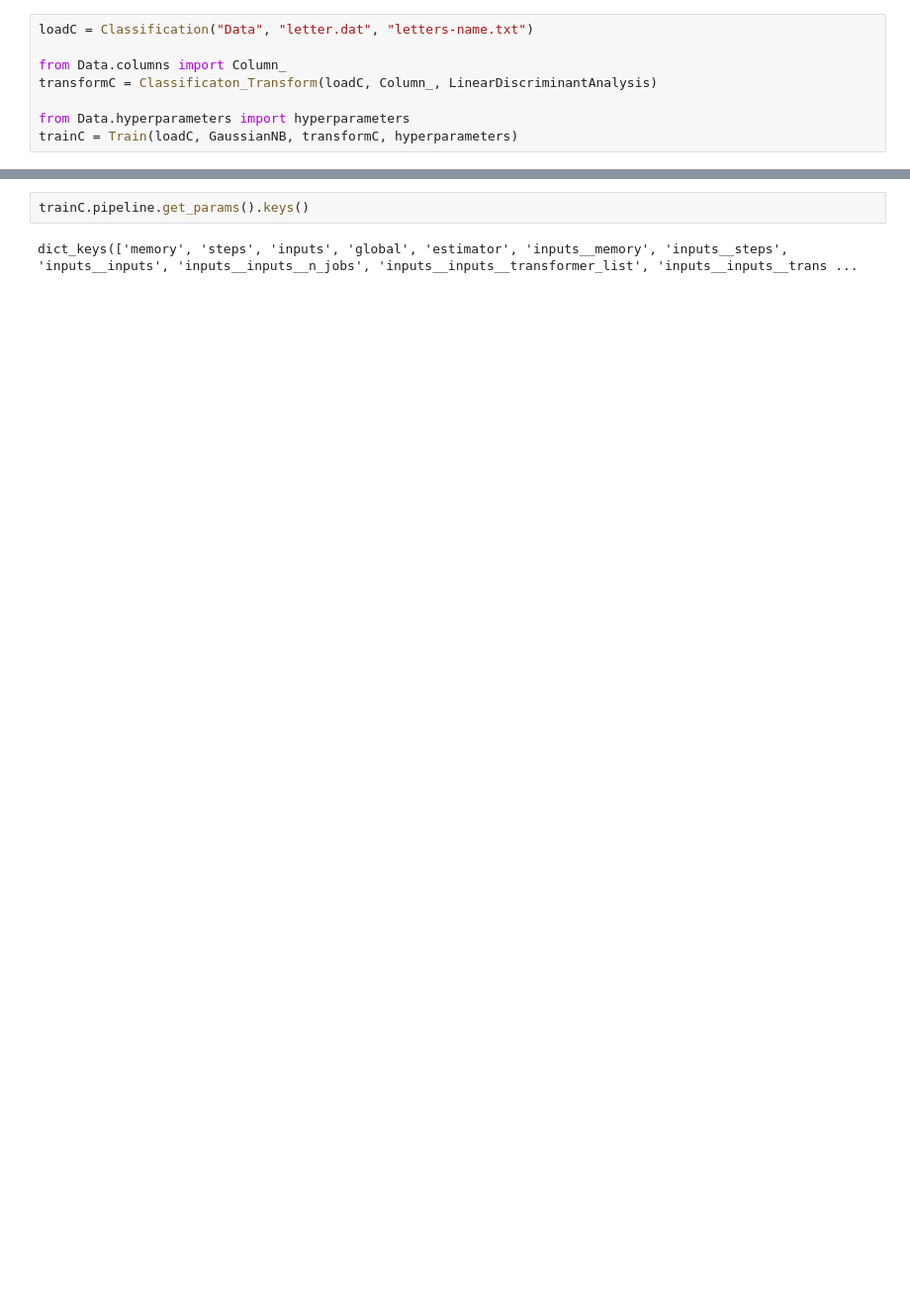
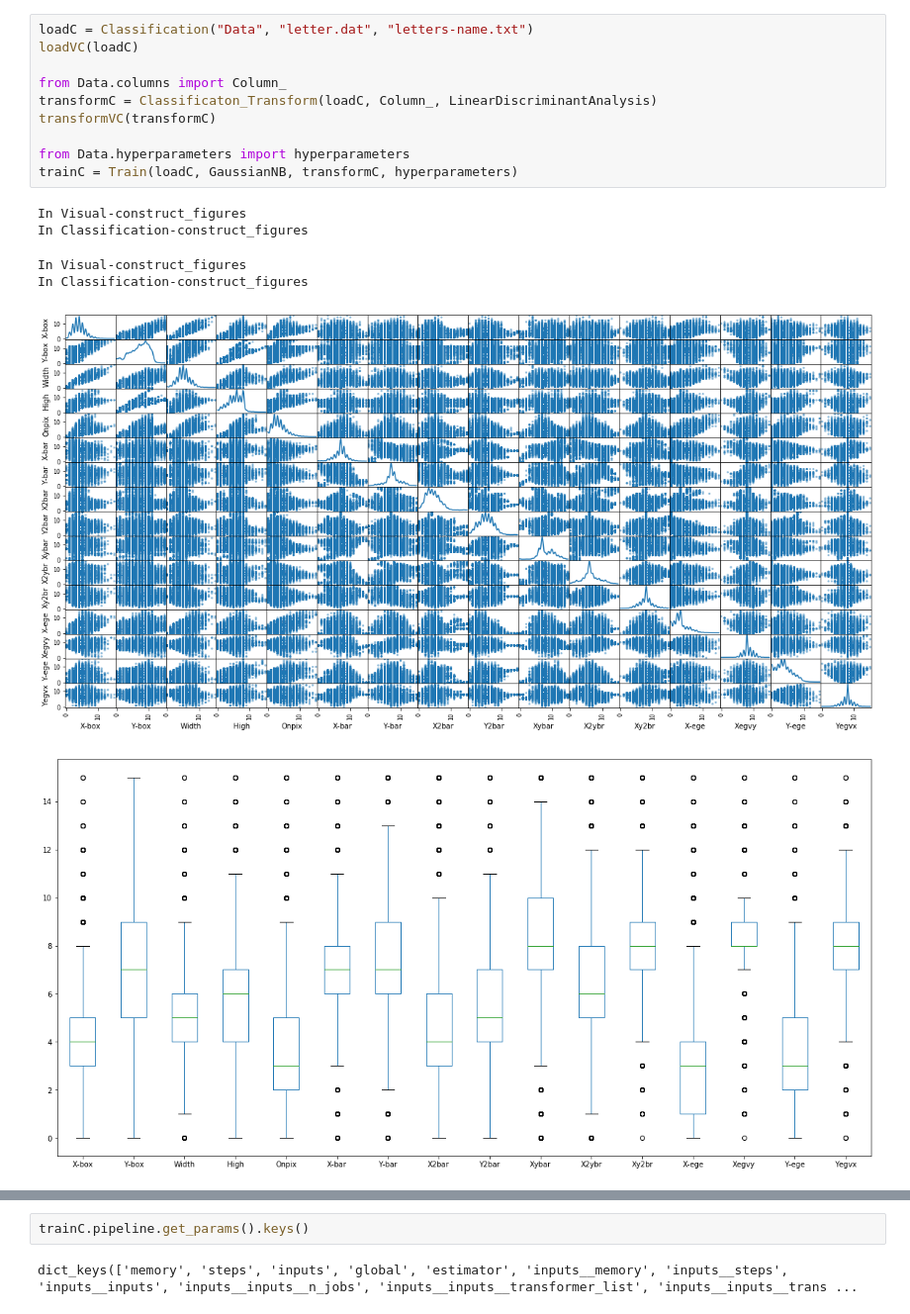
Before and after one commit to OpenJ92/MachineLearning, a Jupyter notebook: KEEL/Projects/Supervised/Standard/letters/run.ipynb, the cells around one changed output, grey strips where cells are left out. Shown at 99% size. Saved outputs shown, nothing was run; the diff lists cells and outputs as text; blank space fills up the shorter version.

```diff
--- a/KEEL/Projects/Supervised/Standard/letters/run.ipynb
+++ b/KEEL/Projects/Supervised/Standard/letters/run.ipynb
@@ -13,9 +17,18 @@ import numpy as np
 import pandas as pd
 # %%
 loadC = Classification("Data", "letter.dat", "letters-name.txt")
+loadVC(loadC)
 
 from Data.columns import Column_
 transformC = Classificaton_Transform(loadC, Column_, LinearDiscriminantAnalysis)
+transformVC(transformC)
 
 from Data.hyperparameters import hyperparameters
 trainC = Train(loadC, GaussianNB, transformC, hyperparameters)
+# %% [output]
+In Visual-construct_figures
+In Classification-construct_figures
+In Visual-construct_figures
+In Classification-construct_figures
+[figure, added]
+[figure, added]
```
Also changed, not shown: parts of 6 cells of this notebook, 12 other files.
